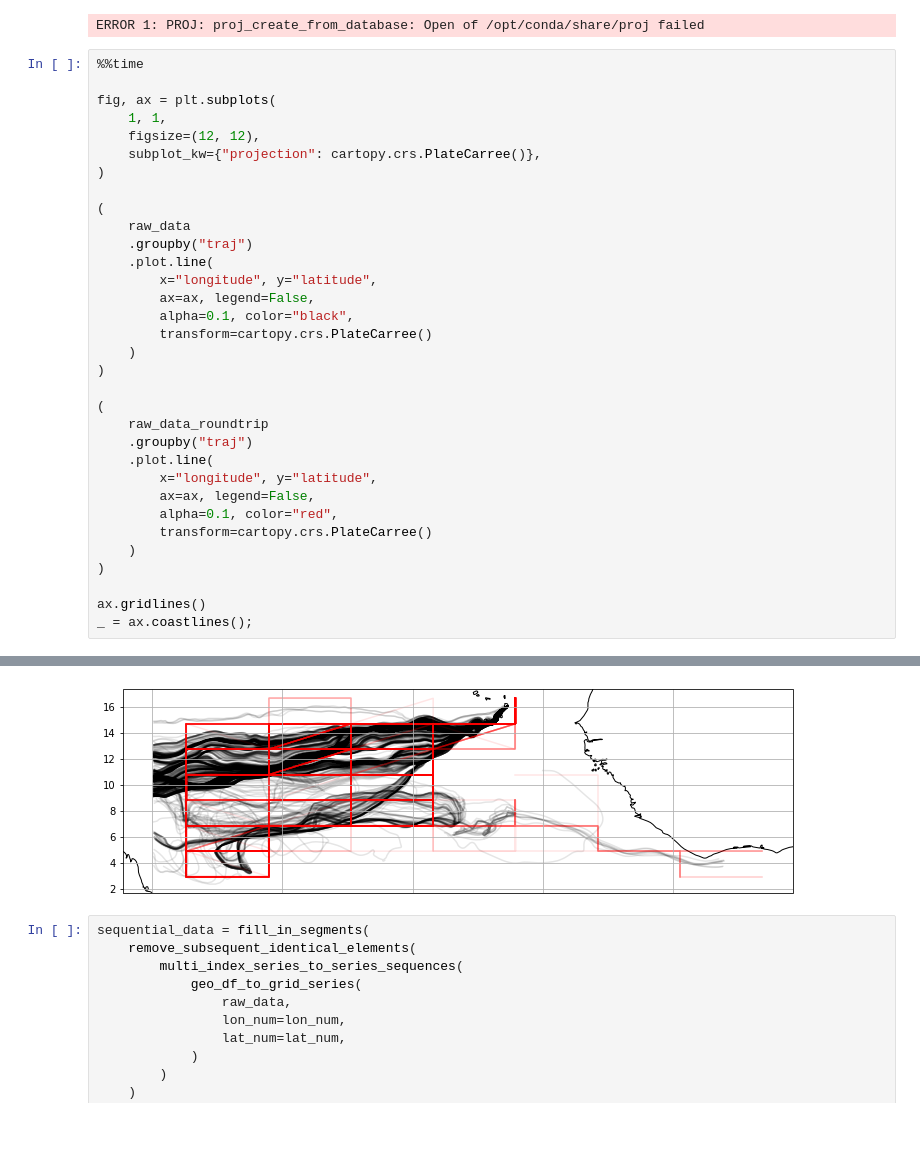
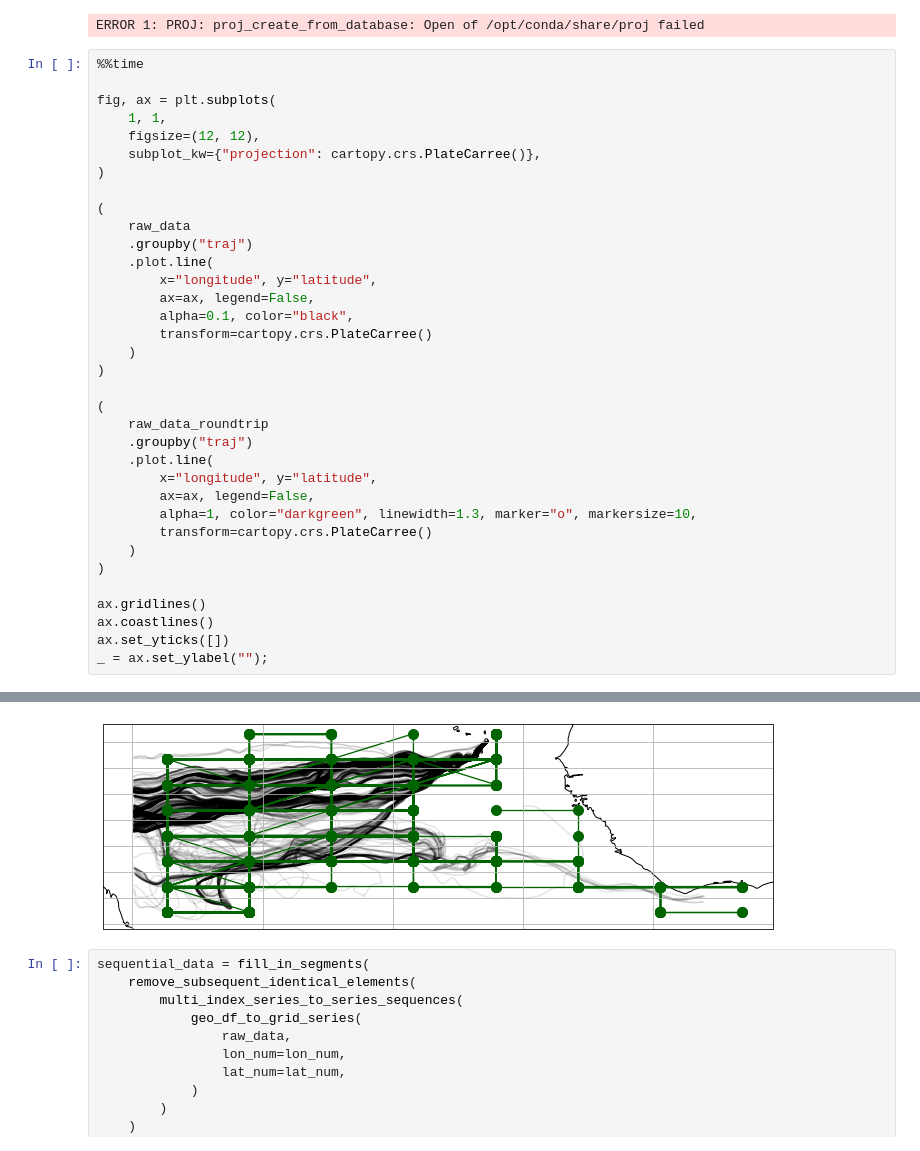
Before and after one commit to willirath/lagrangian_trajectory_clustering, a Jupyter notebook: notebooks/2022-06-25_full_workflow.ipynb, the cells around one changed output, grey strips where cells are left out. Drawn from its saved outputs; the diff is of its cells as text.

```diff
--- a/notebooks/2022-06-25_full_workflow.ipynb
+++ b/notebooks/2022-06-25_full_workflow.ipynb
@@ -138,11 +144,13 @@ fig, ax = plt.subplots(
     .plot.line(
         x="longitude", y="latitude",
         ax=ax, legend=False,
-        alpha=0.1, color="red",
+        alpha=1, color="darkgreen", linewidth=1.3, marker="o", markersize=10,
         transform=cartopy.crs.PlateCarree()
     )
 )
 
 ax.gridlines()
-_ = ax.coastlines();
+ax.coastlines()
+ax.set_yticks([])
+_ = ax.set_ylabel("");
 # %% [output]
@@ -151,4 +159,4 @@ Wall time: 18.4 s
-[figure, old version]
+[figure, new version]
 # %%
 sequential_data = fill_in_segments(
     remove_subsequent_identical_elements(
```
Also changed, not shown: parts of 23 cells of this notebook.
